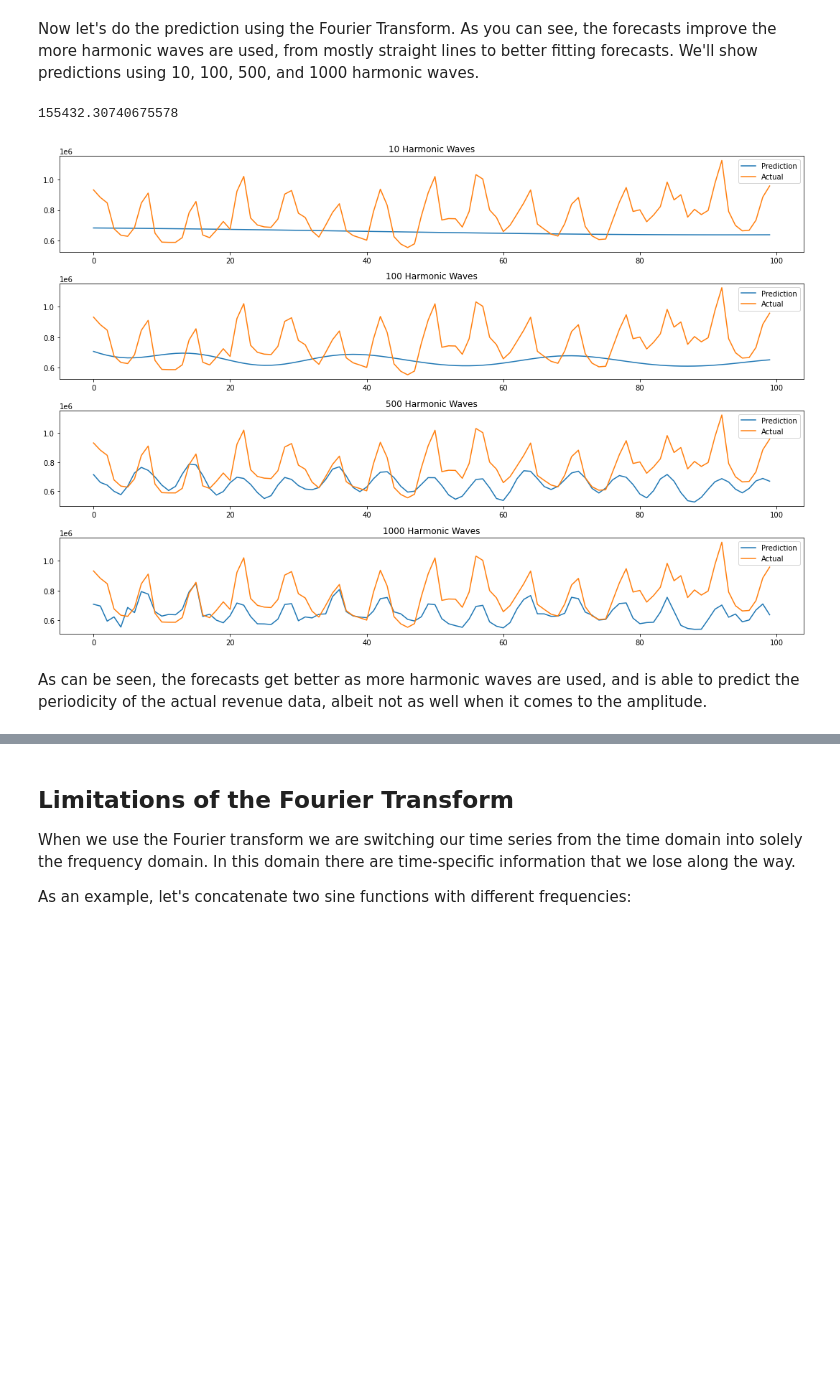
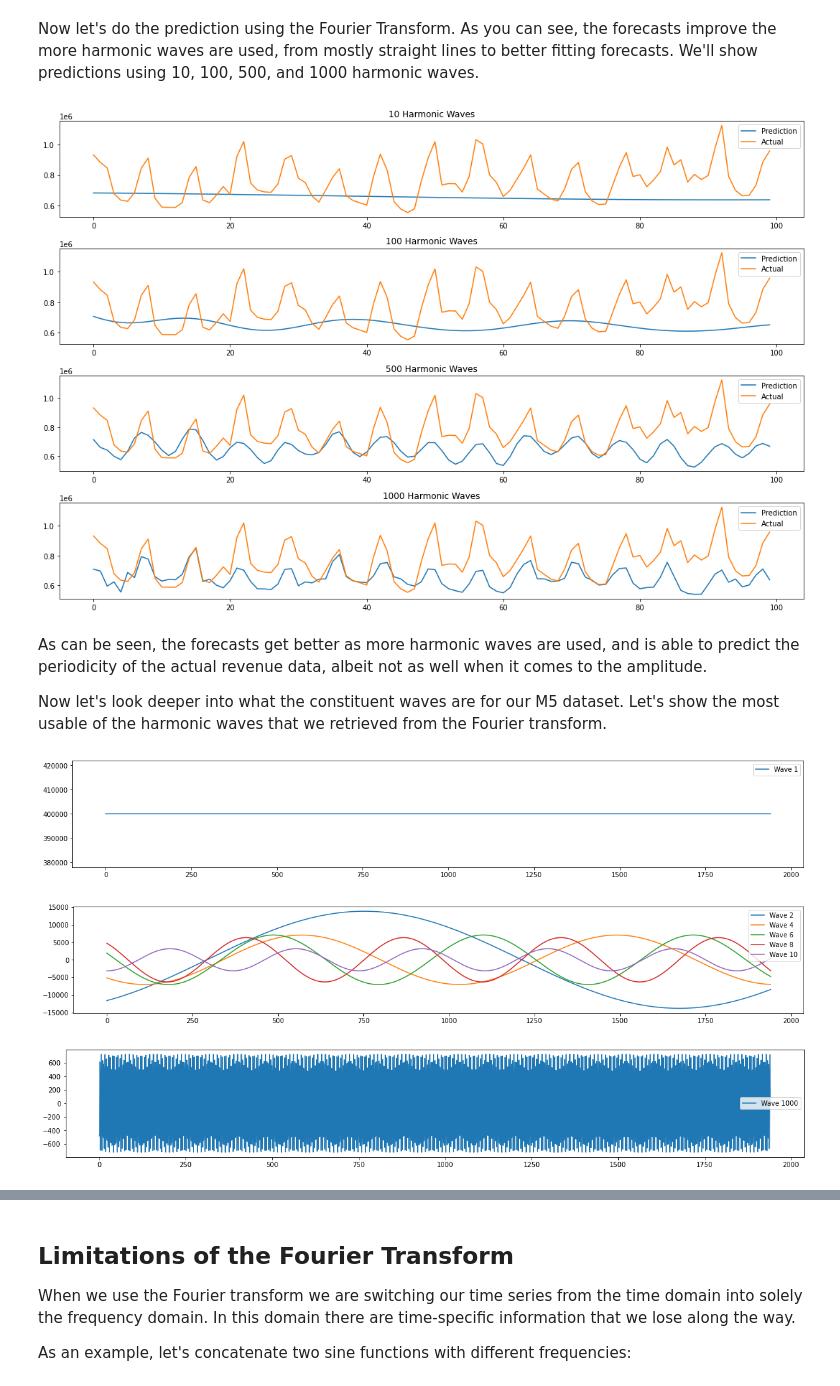
Before and after one commit to norbertgerena/time_series_handbook, a Jupyter notebook: 07_CrosscorrelationsFourierTransformandWaveletTransform/07_CrosscorrelationsFourierTransformandWaveletTransform.ipynb, the cells around one changed output, grey strips where cells are left out. Saved outputs shown, nothing was run; the diff lists cells and outputs as text; code cells hidden in the pictures; blank space fills up the shorter version.

Commit message:
Removed GDrive file loading. Added discussion on retrieved harmonic waves in the Fourier forecasting section

```diff
--- a/07_CrosscorrelationsFourierTransformandWaveletTransform/07_CrosscorrelationsFourierTransformandWaveletTransform.ipynb
+++ b/07_CrosscorrelationsFourierTransformandWaveletTransform/07_CrosscorrelationsFourierTransformandWaveletTransform.ipynb
@@ -625,16 +625,15 @@ def fourierPredict(data, predictCount, harmonicCount=10):
     t = np.arange(0, n + predictCount)
     restored_sig = np.zeros(t.size)
     #print('1 + harmonicCount * 2', 1 + harmonicCount * 2)
+    harmonics = []
     for i in indexes[:1 + harmonicCount * 2]:
         ampli = np.absolute(dataDetrendFFT[i]) / n   # amplitude
         phase = np.angle(dataDetrendFFT[i])          # phase
         restored_sig += ampli * np.cos(2 * np.pi * freq[i] * t + phase)
-    return restored_sig + p[0] * t
+        harmonics.append(ampli * np.cos(2 * np.pi * freq[i] * t + phase))
+    return restored_sig + p[0] * t, harmonics
 
-url = 'https://drive.google.com/file/d/1l06MzfcjU_Xud8tpaajyglNRPjp1BpF-/view?usp=sharing'
-path = 'https://drive.google.com/uc?export=download&id='+url.split('/')[-2]
-m5 = pd.read_csv(path, parse_dates=['date'])
-#m5 = pd.read_csv('../data/m5-food-revenue.csv', parse_dates=['date'])
+m5 = pd.read_csv('../data/m5-food-revenue.csv', parse_dates=['date'])
 revenue = m5.set_index('date').revenue
 #print(revenue[revenue < 2000])
 revenue[revenue < 2000] = np.nan
@@ -657,30 +656,30 @@ Now let's do the prediction using the Fourier Transform. As you can see, the for
 # %%
 fig, ax = plt.subplots(4, figsize=(15,10))
 
-fourier10 = fourierPredict(train, predictCount, 10)
+fourier10, harm10 = fourierPredict(train, predictCount, 10)
 predict10 = fourier10[trainCount:]
 ax[0].plot(np.arange(0, predict10.size), predict10, label = 'Prediction')
 ax[0].plot(np.arange(0, test.size), test, label = 'Actual', )
 ax[0].set_title('10 Harmonic Waves')
 ax[0].legend()
 
-fourier100 = fourierPredict(train, predictCount, 100)
+fourier100, harm100 = fourierPredict(train, predictCount, 100)
 predict100 = fourier100[trainCount:]
 ax[1].plot(np.arange(0, predict100.size), predict100, label = 'Prediction')
 ax[1].plot(np.arange(0, test.size), test, label = 'Actual', )
 ax[1].set_title('100 Harmonic Waves')
 ax[1].legend()
 
-fourier500 = fourierPredict(train, predictCount, 500)
+fourier500, harm500 = fourierPredict(train, predictCount, 500)
 predict500 = fourier500[trainCount:]
 ax[2].plot(np.arange(0, predict500.size), predict500, label = 'Prediction')
 ax[2].plot(np.arange(0, test.size), test, label = 'Actual', )
 ax[2].set_title('500 Harmonic Waves')
 ax[2].legend()
 
-fourier1000 = fourierPredict(train, predictCount, 1000)
+fourier1000, harm1000 = fourierPredict(train, predictCount, 1000)
 predict1000 = fourier1000[trainCount:]
-print(rmse(predict1000, test))
+#print(rmse(predict1000, test))
 ax[3].plot(np.arange(0, predict1000.size), predict1000, label = 'Prediction')
 ax[3].plot(np.arange(0, test.size), test, label = 'Actual', )
 ax[3].set_title('1000 Harmonic Waves')
@@ -689,7 +688,31 @@ ax[3].legend()
 fig.tight_layout()
 fig.show()
 # %% [output]
-155432.30740675578
 [figure]
 # %% [markdown]
 As can be seen, the forecasts get better as more harmonic waves are used, and is able to predict the periodicity of the actual revenue data, albeit not as well when it comes to the amplitude.
+
+Now let's look deeper into what the constituent waves are for our M5 dataset. Let's show the most usable of the harmonic waves that we retrieved from the Fourier transform.
+# %%
+plt.figure(figsize=(20,3))
+plt.plot(np.arange(0, harm10[0].size), harm10[0], label = 'Wave 1')
+plt.legend()
+plt.show()
+
+plt.figure(figsize=(20,3))
+plt.plot(np.arange(0, harm10[1].size), harm10[1], label = 'Wave 2')
+plt.plot(np.arange(0, harm10[3].size), harm10[3], label = 'Wave 4')
+plt.plot(np.arange(0, harm10[5].size), harm10[5], label = 'Wave 6')
+plt.plot(np.arange(0, harm10[7].size), harm10[7], label = 'Wave 8')
+plt.plot(np.arange(0, harm10[9].size), harm10[9], label = 'Wave 10')
+plt.legend()
+plt.show()
+
+plt.figure(figsize=(20,3))
+plt.plot(np.arange(0, harm1000[900].size), harm1000[999], label = 'Wave 1000')
+plt.legend()
+plt.show()
+# %% [output]
+[figure, added]
+[figure, added]
+[figure, added]
```
Also changed, not shown: parts of 12 cells of this notebook.
